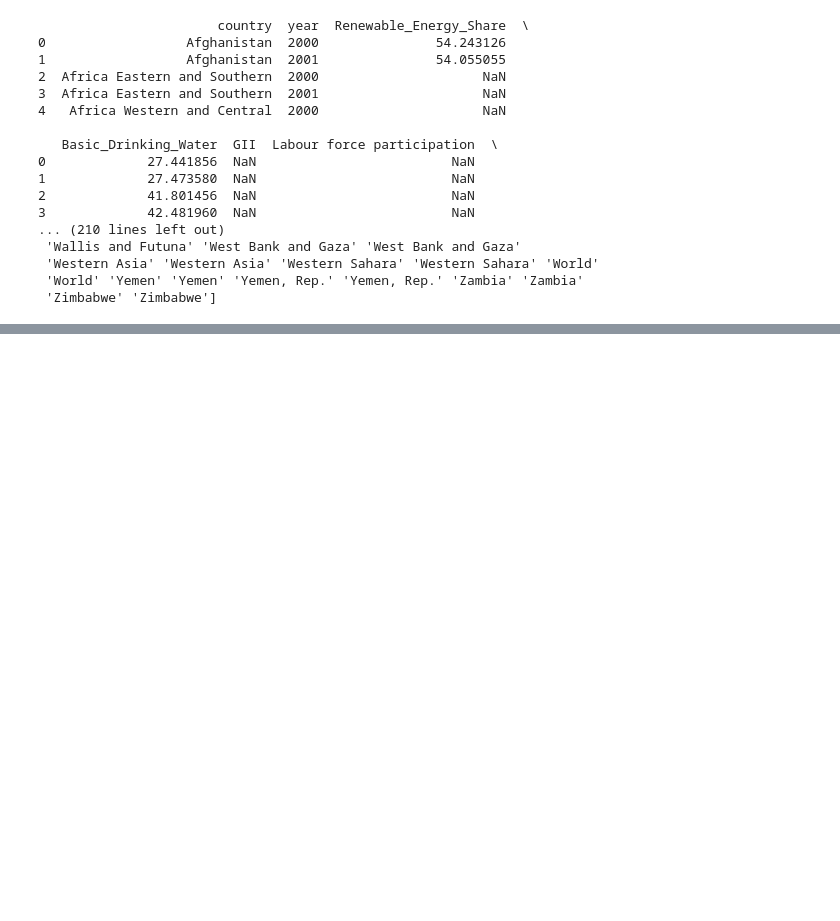
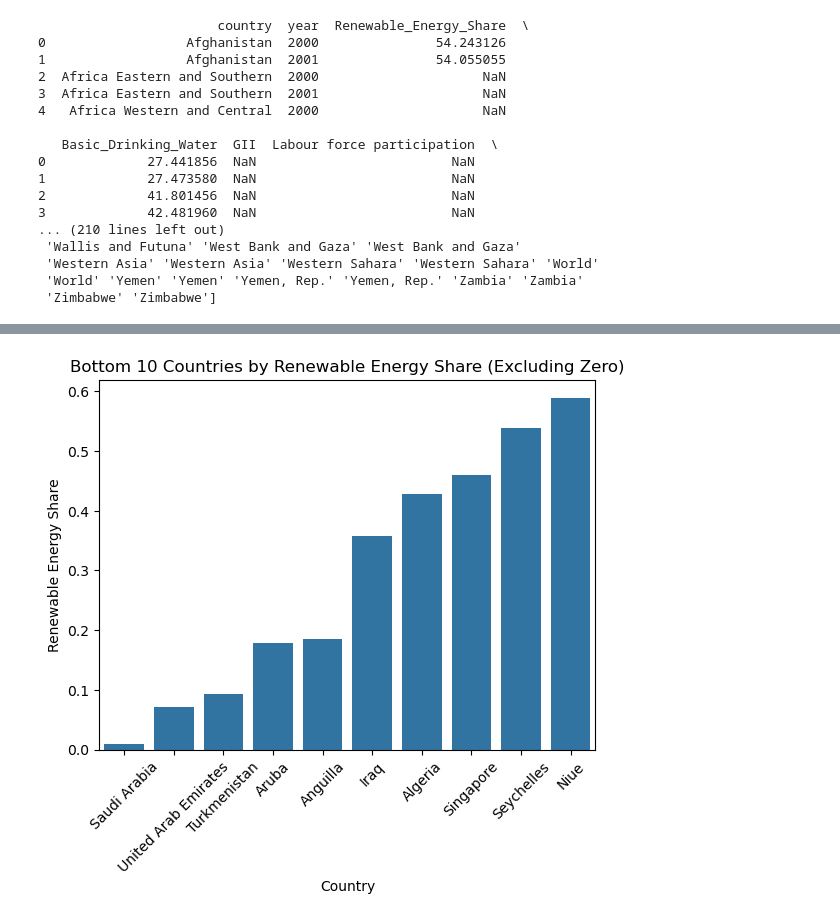
Before and after one commit to lukavicius/Gender-Equality-and-Sustainability, a Jupyter notebook: Project.ipynb, the cells around one changed output, grey strips where cells are left out. Saved outputs shown, nothing was run; the diff lists cells and outputs as text; code cells hidden in the pictures; blank space fills up the shorter version.

```diff
--- a/Project.ipynb
+++ b/Project.ipynb
@@ -335,0 +514,16 @@ print(np.array(merged["country"]))
+# %%
+bottom_countries = (
+    merged[merged['Renewable_Energy_Share'] > 0]
+    .groupby('country')['Renewable_Energy_Share']
+    .mean()
+    .sort_values(ascending=True)
+    .head(10)
+)
+sns.barplot(x=bottom_countries.index, y=bottom_countries.values)
+plt.xticks(rotation=45)
+plt.title('Bottom 10 Countries by Renewable Energy Share (Excluding Zero)')
+plt.ylabel('Renewable Energy Share')
+plt.xlabel('Country')
+plt.show()
+# %% [output]
+[figure, added]
```
Also changed, not shown: parts of 28 cells of this notebook.
